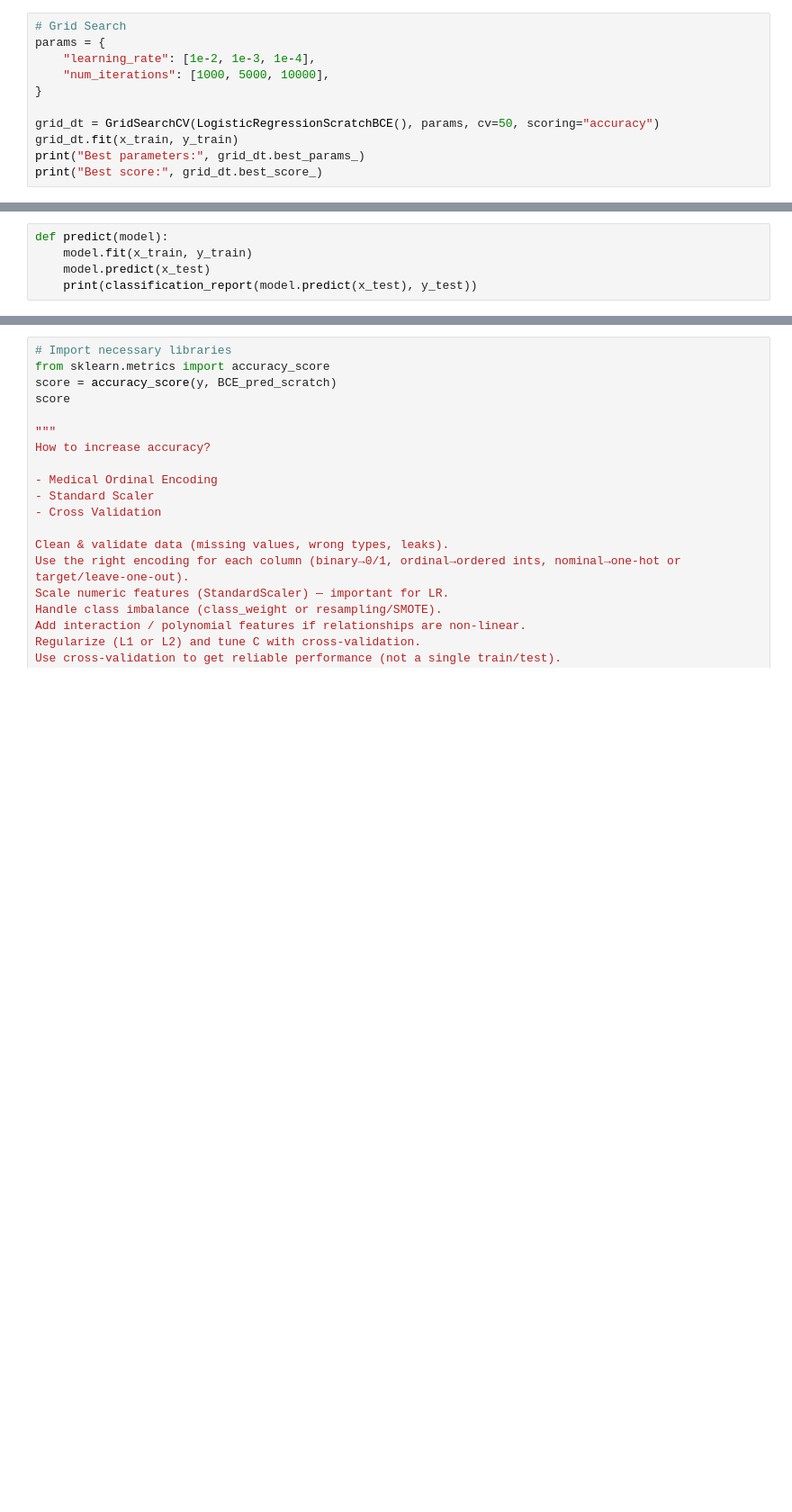
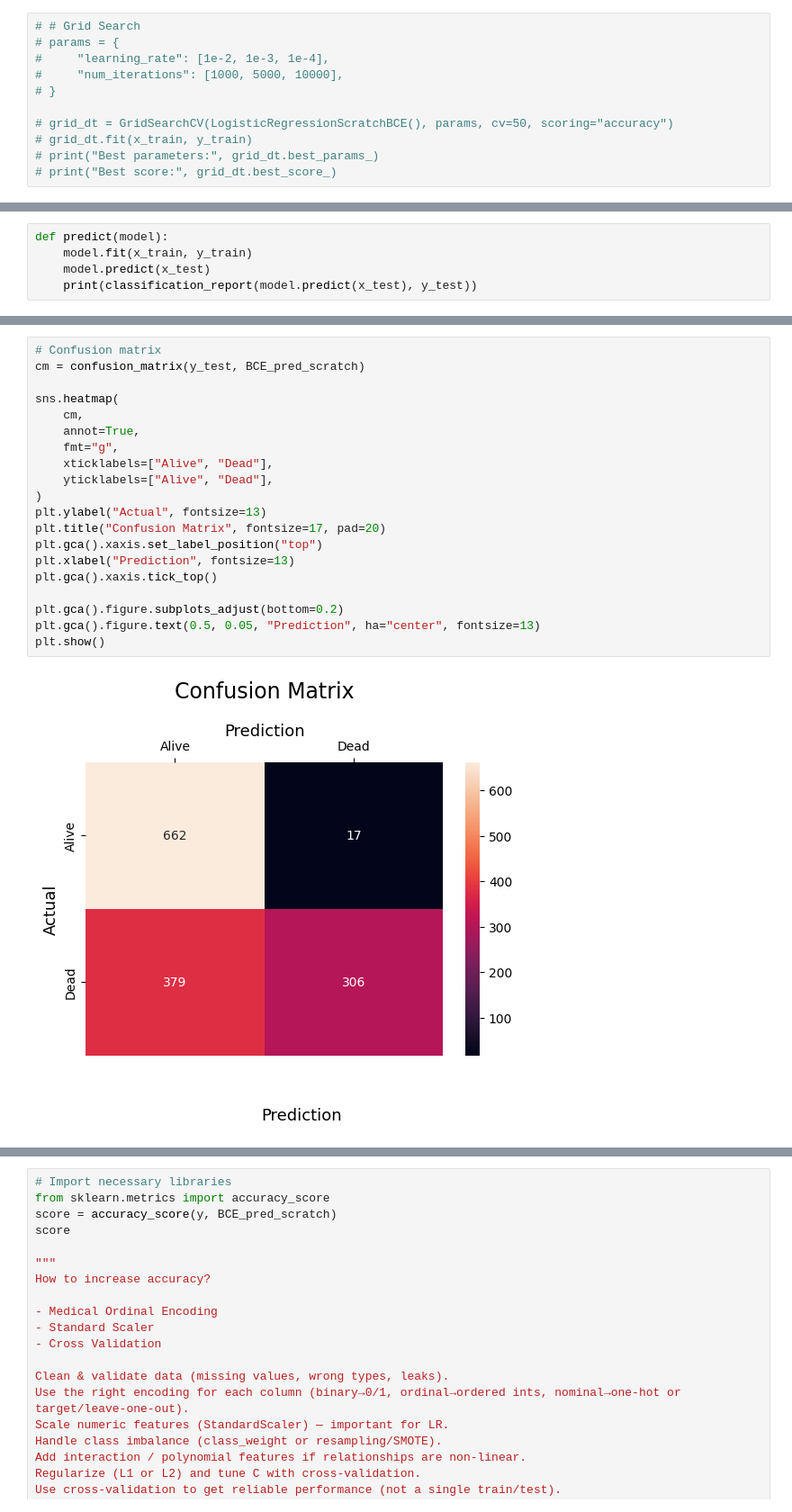
Before and after one commit to Kittonn/intro-to-ml-and-dl-project, a Jupyter notebook: supervised_classifications/logistic_regression.ipynb, the cells around one changed output, grey strips where cells are left out. Shown: that part at 90% size. Cells and saved outputs as stored; diff of their text form; blank space fills up the shorter version.

Commit message:
feat: add confusion matrix and ROC/AUC

```diff
--- a/supervised_classifications/logistic_regression.ipynb
+++ b/supervised_classifications/logistic_regression.ipynb
@@ -220,13 +239,13 @@ x_train, x_test, y_train, y_test = train_test_split(
 learning_rate = 1e-3
 num_iterations = 10000
 # %%
-# Grid Search
-params = {
-    "learning_rate": [1e-2, 1e-3, 1e-4],
-    "num_iterations": [1000, 5000, 10000],
-}
+# # Grid Search
+# params = {
+#     "learning_rate": [1e-2, 1e-3, 1e-4],
+#     "num_iterations": [1000, 5000, 10000],
+# }
 
-grid_dt = GridSearchCV(LogisticRegressionScratchBCE(), params, cv=50, scoring="accuracy")
-grid_dt.fit(x_train, y_train)
-print("Best parameters:", grid_dt.best_params_)
-print("Best score:", grid_dt.best_score_)
+# grid_dt = GridSearchCV(LogisticRegressionScratchBCE(), params, cv=50, scoring="accuracy")
+# grid_dt.fit(x_train, y_train)
+# print("Best parameters:", grid_dt.best_params_)
+# print("Best score:", grid_dt.best_score_)
@@ -311,3 +287,25 @@ Iteration 1000, Cost: 5.61878063816999
     accuracy                           0.71      1364
    macro avg       0.71      0.79      0.69      1364
 weighted avg       0.85      0.71      0.73      1364
+# %%
+# Confusion matrix
+cm = confusion_matrix(y_test, BCE_pred_scratch)
+
+sns.heatmap(
+    cm,
+    annot=True,
+    fmt="g",
+    xticklabels=["Alive", "Dead"],
+    yticklabels=["Alive", "Dead"],
+)
+plt.ylabel("Actual", fontsize=13)
+plt.title("Confusion Matrix", fontsize=17, pad=20)
+plt.gca().xaxis.set_label_position("top")
+plt.xlabel("Prediction", fontsize=13)
+plt.gca().xaxis.tick_top()
+
+plt.gca().figure.subplots_adjust(bottom=0.2)
+plt.gca().figure.text(0.5, 0.05, "Prediction", ha="center", fontsize=13)
+plt.show()
+# %% [output]
+[figure, added]
```
Also changed, not shown: parts of 10 cells of this notebook.
